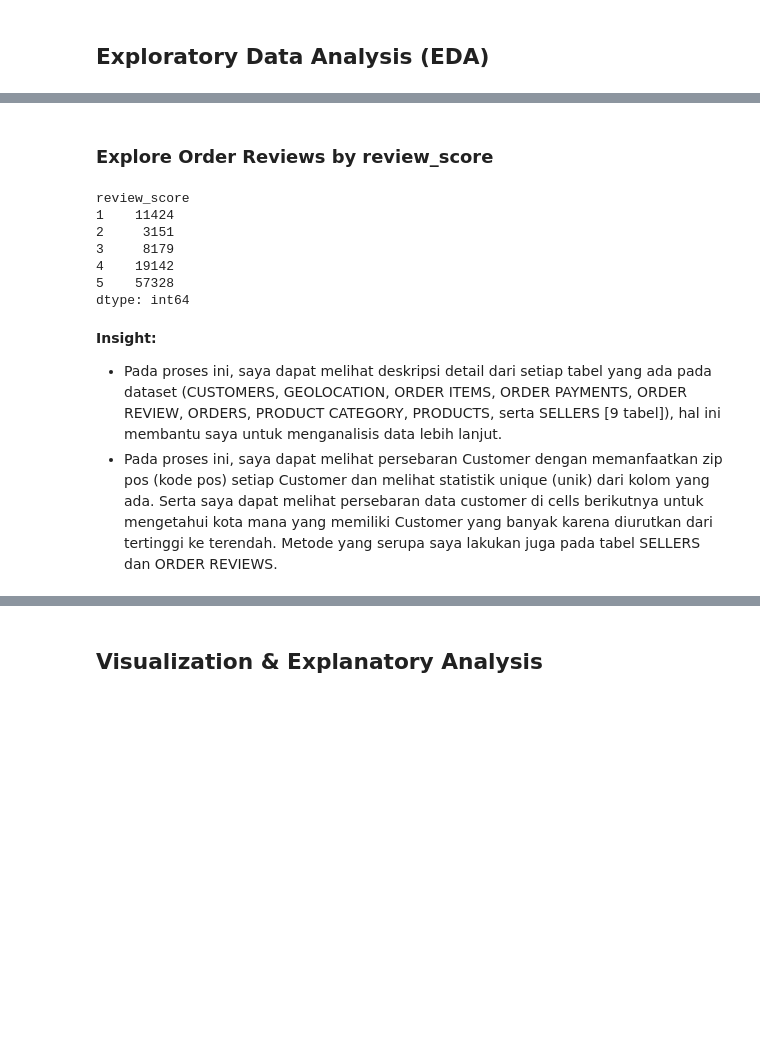
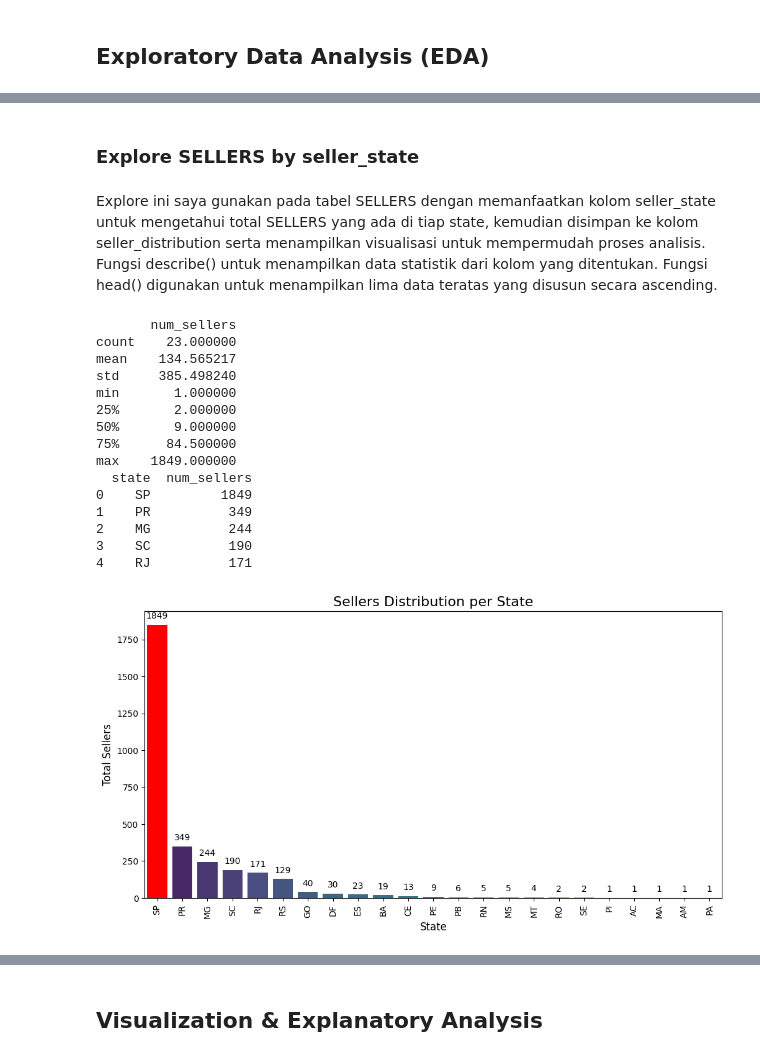
Before and after one commit to rrhnm/Submission-Analisis-Data-Python-Raihan-Maulana, a Jupyter notebook: data-analysis-e-commerce.ipynb, the cells around one changed output, grey strips where cells are left out. Cells and saved outputs as stored; diff of their text form; code cells hidden in the pictures; blank space fills up the shorter version.

Commit message:
Update EDA, Conclusion, Visualization

```diff
--- a/data-analysis-e-commerce.ipynb
+++ b/data-analysis-e-commerce.ipynb
@@ -875,16 +628,53 @@ Name: seller_id, dtype: int64
-# %% [markdown]
-### Explore Order Reviews by review_score
-# %%
-order_reviews_df.groupby('review_score').size()
-# %% [output]
-review_score
-1    11424
-2     3151
-3     8179
-4    19142
-5    57328
-dtype: int64
-# %% [markdown]
-**Insight:**
-- Pada proses ini, saya dapat melihat deskripsi detail dari setiap tabel yang ada pada dataset (CUSTOMERS, GEOLOCATION, ORDER ITEMS, ORDER PAYMENTS, ORDER REVIEW, ORDERS, PRODUCT CATEGORY, PRODUCTS, serta SELLERS [9 tabel]), hal ini membantu saya untuk menganalisis data lebih lanjut.
-- Pada proses ini, saya dapat melihat persebaran Customer dengan memanfaatkan zip pos (kode pos) setiap Customer dan melihat statistik unique (unik) dari kolom yang ada. Serta saya dapat melihat persebaran data customer di cells berikutnya untuk mengetahui kota mana yang memiliki Customer yang banyak karena diurutkan dari tertinggi ke terendah. Metode yang serupa saya lakukan juga pada tabel SELLERS dan ORDER REVIEWS.
+# %% [markdown]
+### Explore SELLERS by seller_state
+# %% [markdown]
+Explore ini saya gunakan pada tabel SELLERS dengan memanfaatkan kolom seller_state untuk mengetahui total SELLERS yang ada di tiap state, kemudian disimpan ke kolom seller_distribution serta menampilkan visualisasi untuk mempermudah proses analisis. Fungsi describe() untuk menampilkan data statistik dari kolom yang ditentukan. Fungsi head() digunakan untuk menampilkan lima data teratas yang disusun secara ascending.
+# %%
+seller_distribution = sellers['seller_state'].value_counts().reset_index()
+seller_distribution.columns = ['state', 'num_sellers']
+print(seller_distribution.describe())
+print(seller_distribution.head())
+
+# SELLER DISTRIBUTION BY STATE VISUALIZATION
+plt.figure(figsize=(12, 6))
+bar_plot = sns.barplot(x='state', y='num_sellers', data=seller_distribution, hue='state', palette='viridis', legend=False)
+
+for p in bar_plot.patches:
+    bar_plot.annotate(format(int(p.get_height())),
+                       (p.get_x() + p.get_width() / 2., p.get_height()),
+                       ha='center', va='bottom',
+                       fontsize=10, color='black',
+                       xytext=(0, 5),
+                       textcoords='offset points')
+
+max_value = seller_distribution['num_sellers'].max()
+min_value = seller_distribution['num_sellers'].min()
+
+for p in bar_plot.patches:
+    if p.get_height() == max_value:
+        p.set_facecolor('red')
+    elif p.get_height() == min_value:
+        p.set_facecolor('blue')
+
+plt.title('Sellers Distribution per State', fontsize=16)
+plt.xlabel('State', fontsize=12)
+plt.ylabel('Total Sellers', fontsize=12)
+plt.xticks(rotation=90)
+plt.show()
+# %% [output]
+       num_sellers
+count    23.000000
+mean    134.565217
+std     385.498240
+min       1.000000
+25%       2.000000
+50%       9.000000
+75%      84.500000
+max    1849.000000
+  state  num_sellers
+0    SP         1849
+1    PR          349
+2    MG          244
+3    SC          190
+4    RJ          171
+[figure, added]
```
Also changed, not shown: parts of 75 cells of this notebook, 2 other files.
